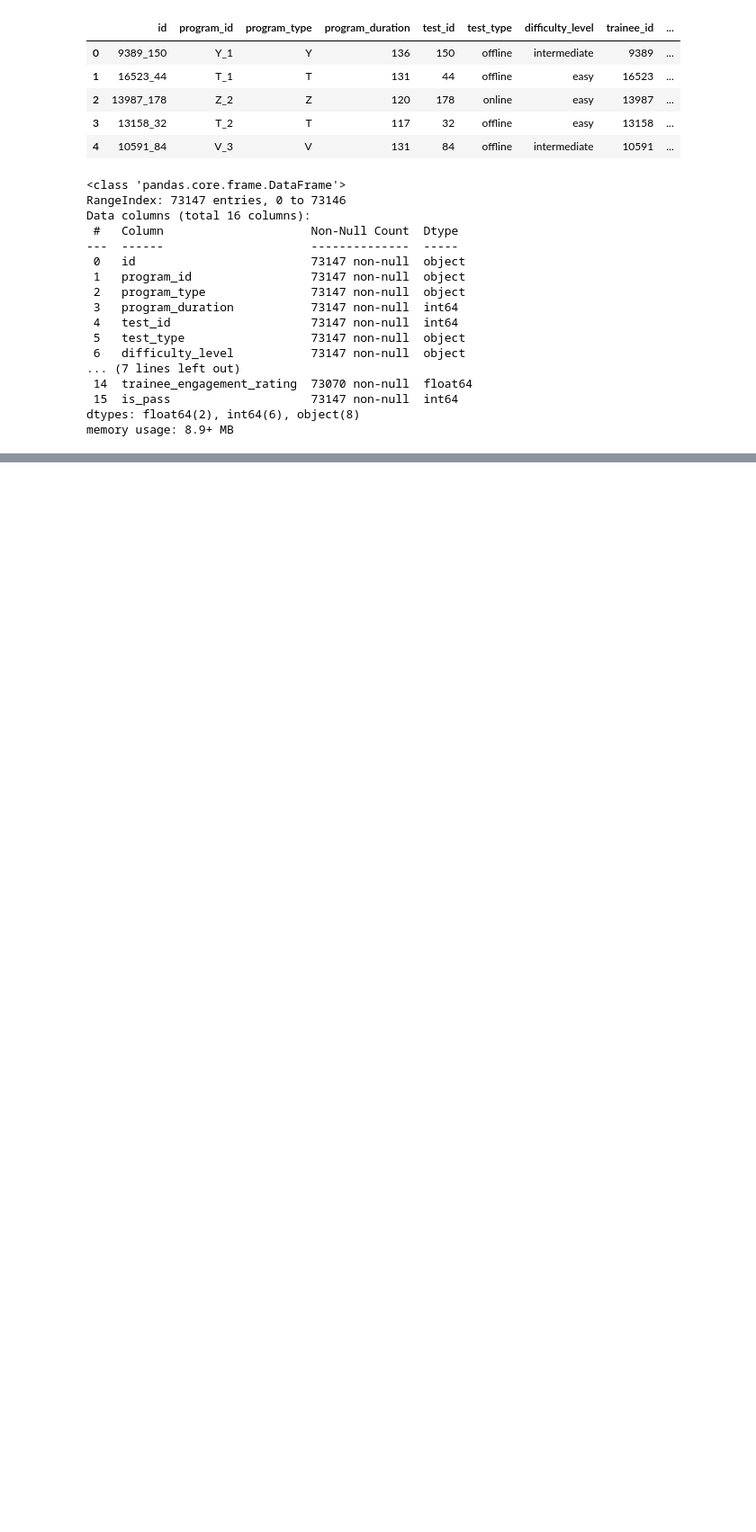
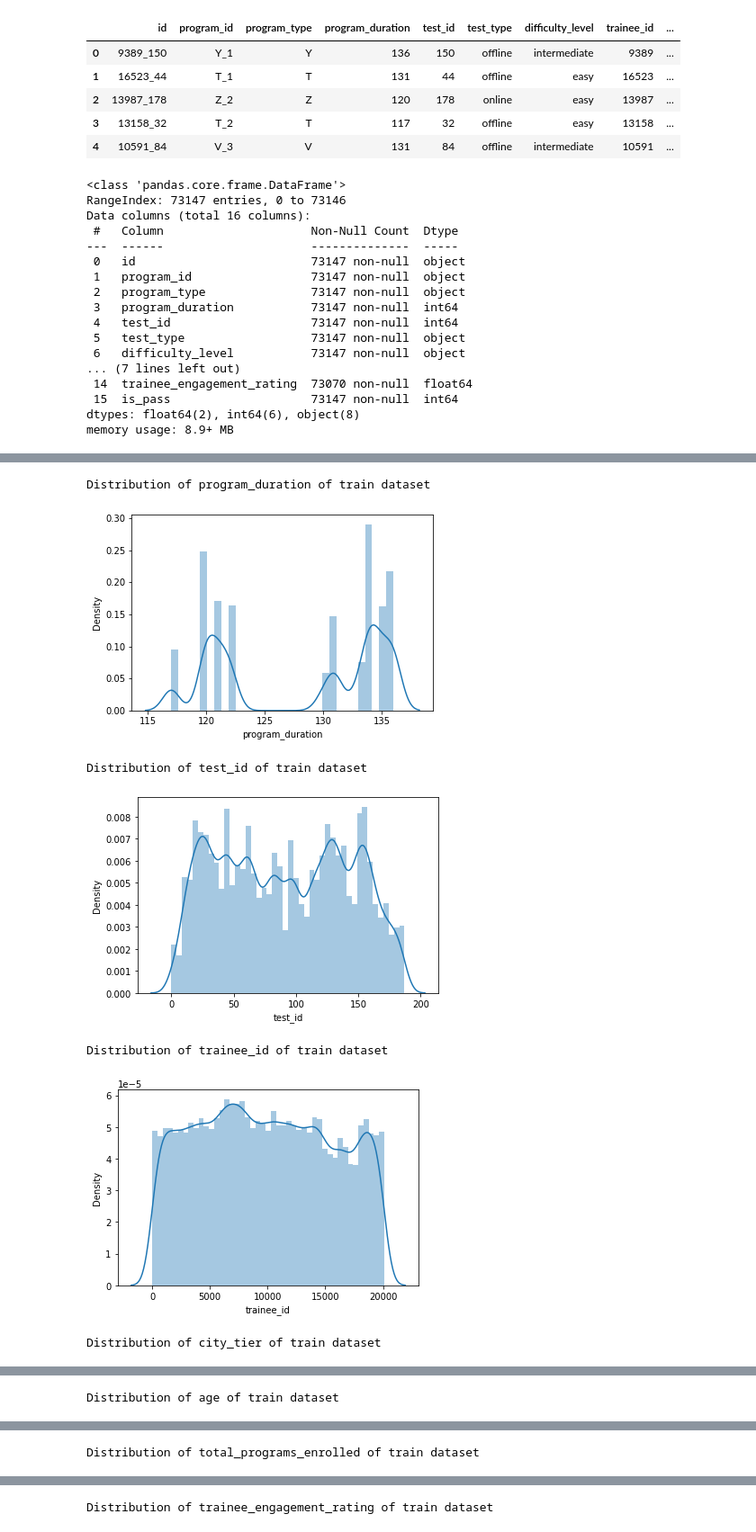
Before and after one commit to Akashcba/Competitions, a Jupyter notebook: Analytics_Vidhya/Student_DataFest_2k18/EDA.ipynb, the cells around one changed output, grey strips where cells are left out. Shown at 90% size. Drawn from its saved outputs; the diff is of its cells as text; code cells hidden in the pictures; blank space fills up the shorter version.

```diff
--- a/Analytics_Vidhya/Student_DataFest_2k18/EDA.ipynb
+++ b/Analytics_Vidhya/Student_DataFest_2k18/EDA.ipynb
@@ -73,0 +196,18 @@ utils.plot_num_records({'Train': train, 'Test': test})
+# %%
+##### Numerical Columns
+num_cols = train.dtypes != 'object'
+num_cols = list(num_cols[num_cols].index)
+num_cols.remove(target) ## Removing the target variable from the list if it is numerical
+# %%
+for col in num_cols:
+    print("Distribution of " + col +" of train dataset")
+    sns.distplot(train[col], kde=True)
+    plt.show()
+# %% [output]
+Distribution of program_duration of train dataset
+[figure, added]
+Distribution of test_id of train dataset
+[figure, added]
+Distribution of trainee_id of train dataset
+[figure, added]
+Distribution of city_tier of train dataset
@@ -73,0 +215 @@ utils.plot_num_records({'Train': train, 'Test': test})
+Distribution of age of train dataset
@@ -73,0 +217 @@ utils.plot_num_records({'Train': train, 'Test': test})
+Distribution of total_programs_enrolled of train dataset
@@ -73,0 +219 @@ utils.plot_num_records({'Train': train, 'Test': test})
+Distribution of trainee_engagement_rating of train dataset
```
Also changed, not shown: parts of 20 cells of this notebook, 2 other files.
